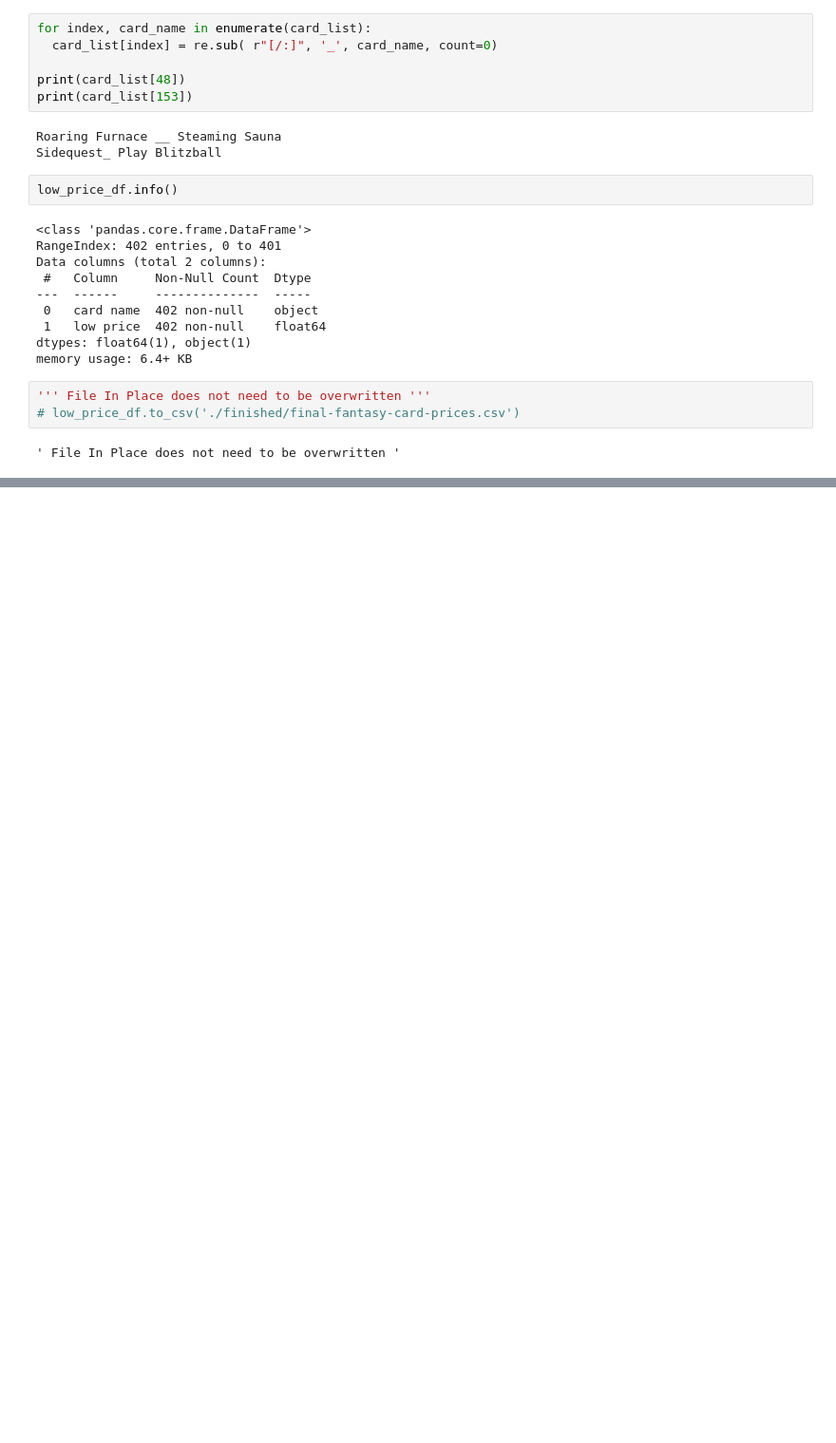
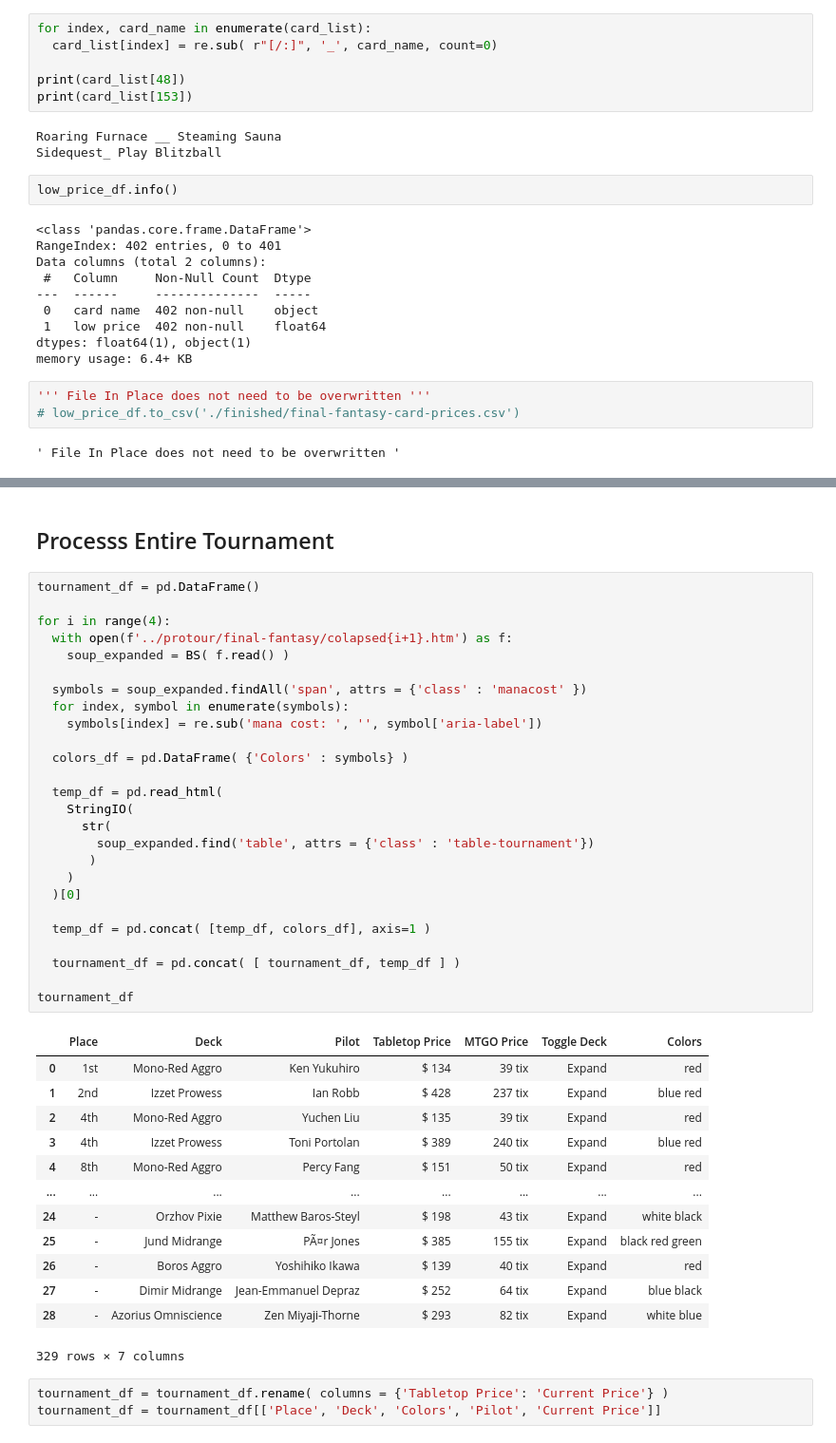
Before and after one commit to william-wilhoite/mtg-tournament-expenses, a Jupyter notebook: final_fantasy.ipynb, the cells around one changed output, grey strips where cells are left out. Shown at 95% size. Cells and saved outputs as stored; diff of their text form; blank space fills up the shorter version.

```diff
--- a/final_fantasy.ipynb
+++ b/final_fantasy.ipynb
@@ -427,2 +428,47 @@ re.sub(r'[/:]', '_', 'Fire // Ice' )
 # %% [output]
 'Fire __ Ice'
+# %% [markdown]
+## Processs Entire Tournament
+# %%
+tournament_df = pd.DataFrame()
+
+for i in range(4):
+  with open(f'../protour/final-fantasy/colapsed{i+1}.htm') as f:
+    soup_expanded = BS( f.read() )
+
+  symbols = soup_expanded.findAll('span', attrs = {'class' : 'manacost' })
+  for index, symbol in enumerate(symbols):
+    symbols[index] = re.sub('mana cost: ', '', symbol['aria-label'])
+
+  colors_df = pd.DataFrame( {'Colors' : symbols} )
+
+  temp_df = pd.read_html(
+    StringIO(
+      str(
+        soup_expanded.find('table', attrs = {'class' : 'table-tournament'})
+       )
+    )
+  )[0]
+
+  temp_df = pd.concat( [temp_df, colors_df], axis=1 )
+
+  tournament_df = pd.concat( [ tournament_df, temp_df ] )
+
+tournament_df
+# %% [output]
+|  | Place | Deck | Pilot | Tabletop Price | MTGO Price | Toggle Deck | Colors |
+| 0 | 1st | Mono-Red Aggro | Ken Yukuhiro | $ 134 | 39 tix | Expand | red |
+| 1 | 2nd | Izzet Prowess | Ian Robb | $ 428 | 237 tix | Expand | blue red |
+| 2 | 4th | Mono-Red Aggro | Yuchen Liu | $ 135 | 39 tix | Expand | red |
+| 3 | 4th | Izzet Prowess | Toni Portolan | $ 389 | 240 tix | Expand | blue red |
+| 4 | 8th | Mono-Red Aggro | Percy Fang | $ 151 | 50 tix | Expand | red |
+| ... | ... | ... | ... | ... | ... | ... | ... |
+| 24 | - | Orzhov Pixie | Matthew Baros-Steyl | $ 198 | 43 tix | Expand | white black |
+| 25 | - | Jund Midrange | PÃ¤r Jones | $ 385 | 155 tix | Expand | black red green |
+| 26 | - | Boros Aggro | Yoshihiko Ikawa | $ 139 | 40 tix | Expand | red |
+| 27 | - | Dimir Midrange | Jean-Emmanuel Depraz | $ 252 | 64 tix | Expand | blue black |
+| 28 | - | Azorius Omniscience | Zen Miyaji-Thorne | $ 293 | 82 tix | Expand | white blue |
+329 rows × 7 columns
+# %%
+tournament_df = tournament_df.rename( columns = {'Tabletop Price': 'Current Price'} )
+tournament_df = tournament_df[['Place', 'Deck', 'Colors', 'Pilot', 'Current Price']]
```
Also changed, not shown: parts of 9 cells of this notebook, 1 other file.
